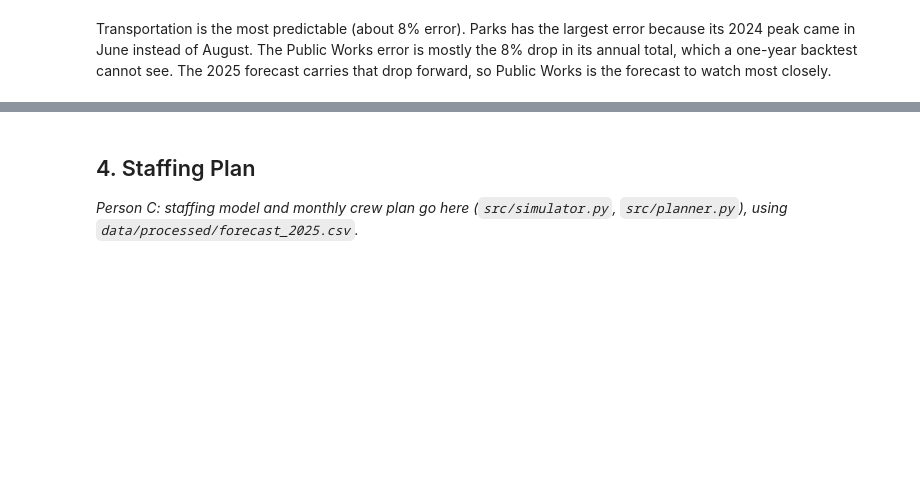
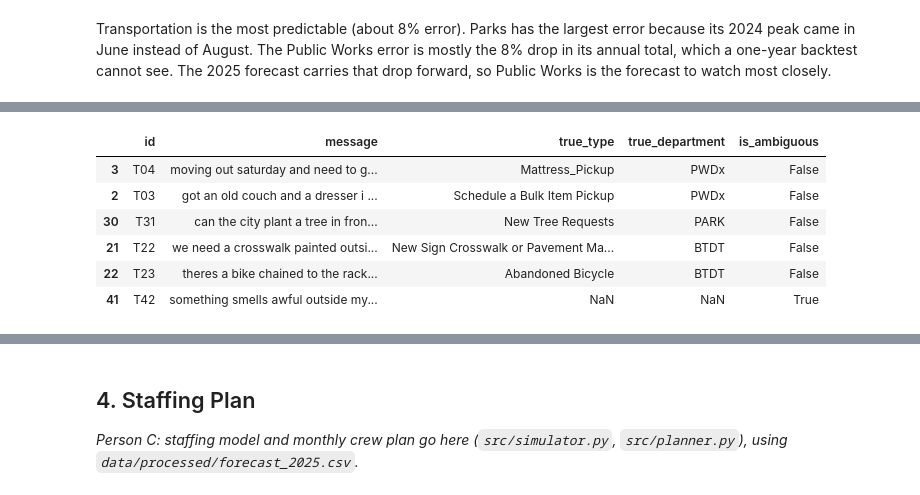
Before and after one commit to kavin1317/Boston-311-Crew-Staffing---Hackathon, a Jupyter notebook: notebooks/main.ipynb, the cells around one changed output, grey strips where cells are left out. Saved outputs shown, nothing was run; the diff lists cells and outputs as text; code cells hidden in the pictures; blank space fills up the shorter version.

```diff
--- a/notebooks/main.ipynb
+++ b/notebooks/main.ipynb
@@ -244,0 +252,11 @@ cat[["type", "department", "n_2024", "top_queue", "description"]].head(15)
+# %%
+test = pd.read_csv(ROOT / "data/test_messages.csv")
+test[["id", "message", "true_type", "true_department", "is_ambiguous"]].sample(6, random_state=1)
+# %% [output]
+|  | id | message | true_type | true_department | is_ambiguous |
+| 3 | T04 | moving out saturday and need to g... | Mattress_Pickup | PWDx | False |
+| 2 | T03 | got an old couch and a dresser i ... | Schedule a Bulk Item Pickup | PWDx | False |
+| 30 | T31 | can the city plant a tree in fron... | New Tree Requests | PARK | False |
+| 21 | T22 | we need a crosswalk painted outsi... | New Sign Crosswalk or Pavement Ma... | BTDT | False |
+| 22 | T23 | theres a bike chained to the rack... | Abandoned Bicycle | BTDT | False |
+| 41 | T42 | something smells awful outside my... | NaN | NaN | True |
```
Also changed, not shown: parts of 14 cells of this notebook, 4 other files.
